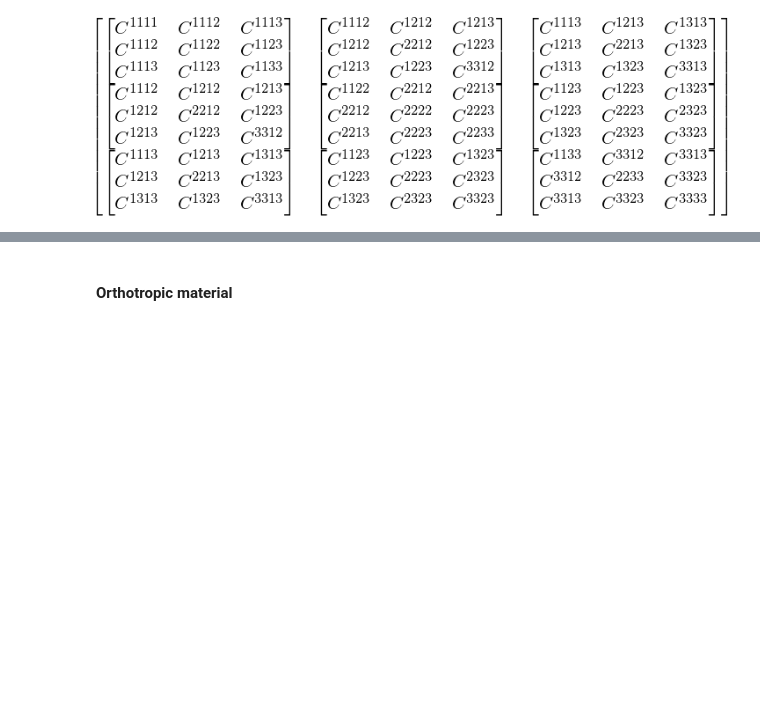
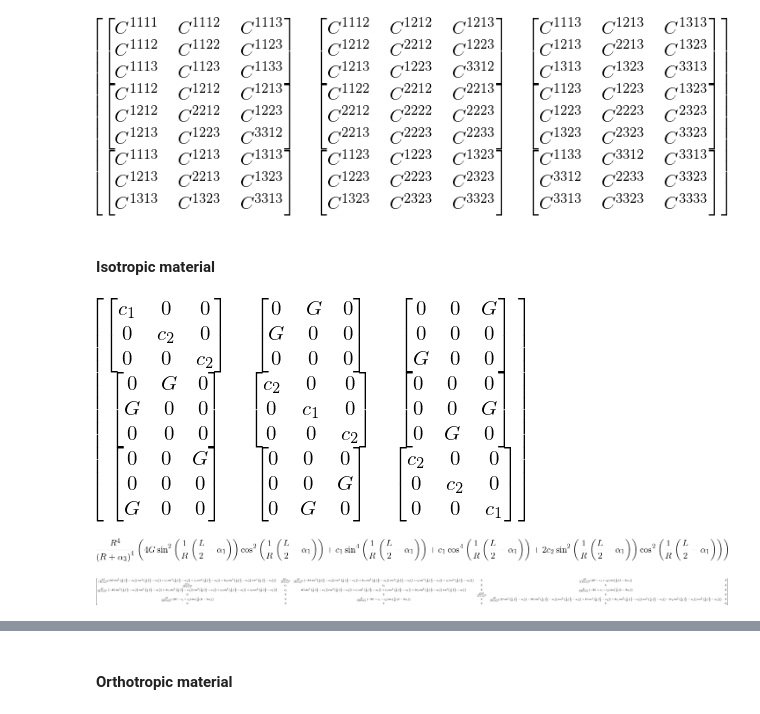
Before and after one commit to tarashor/vibrations, a Jupyter notebook: py2/All geometries.ipynb, the cells around one changed output, grey strips where cells are left out. Drawn from its saved outputs; the diff is of its cells as text; code cells hidden in the pictures; blank space fills up the shorter version.

Commit message:
added isotropic material

```diff
--- a/py2/All geometries.ipynb
+++ b/py2/All geometries.ipynb
@@ -582,3 +583,80 @@ for s in range(6):
 C_x_symmetry
 # %% [output]
 [figure]
+# %% [markdown]
+#### Isotropic material
+# %%
+C_isotropic = MutableDenseNDimArray.zeros(3, 3, 3, 3)
+
+C_isotropic_matrix = zeros(6)
+
+for s in range(6):
+    for t in range(s, 6):
+        if (s < 3 and t < 3):
+            if(t != s):
+                el = Symbol('c2')
+                C_isotropic_matrix[s,t] = el
+                C_isotropic_matrix[t,s] = el
+            else:
+                el = Symbol('c1')
+                C_isotropic_matrix[s,t] = el
+                C_isotropic_matrix[t,s] = el
+        elif (s == t):
+            el = Symbol('G')
+            C_isotropic_matrix[s,t] = el
+            C_isotropic_matrix[t,s] = el
+
+for s in range(6):
+    for t in range(s, 6):
+        i,j = getCIndecies(s)
+        k,l = getCIndecies(t)
+        el = C_isotropic_matrix[s, t]
+        C_isotropic[i,j,k,l] = el
+        C_isotropic[i,j,l,k] = el
+        C_isotropic[j,i,k,l] = el
+        C_isotropic[j,i,l,k] = el
+        C_isotropic[k,l,i,j] = el
+        C_isotropic[k,l,j,i] = el
+        C_isotropic[l,k,i,j] = el
+        C_isotropic[l,k,j,i] = el
+
+
+C_isotropic
+# %% [output]
+[figure, added]
+# %%
+def getCalpha(C, A, q, p, s, t):
+    res = S(0)
+    for i in range(3):
+        for j in range(3):
+            for k in range(3):
+                for l in range(3):
+                    res += C[i,j,k,l]*A[q,i]*A[p,j]*A[s,k]*A[t,l]
+    return simplify(trigsimp(res))
+
+
+
+C_isotropic_alpha = MutableDenseNDimArray.zeros(3, 3, 3, 3)
+
+for i in range(3):
+    for j in range(3):
+        for k in range(3):
+            for l in range(3):
+                c = getCalpha(C_isotropic, A_inv, i, j, k, l)
+                C_isotropic_alpha[i,j,k,l] = c
+
+C_isotropic_alpha[0,0,0,0]
+# %% [output]
+[figure, added]
+# %%
+C_isotropic_matrix_alpha = zeros(6)
+
+for s in range(6):
+    for t in range(6):
+        i,j = getCIndecies(s)
+        k,l = getCIndecies(t)
+        C_isotropic_matrix_alpha[s,t] = C_isotropic_alpha[i,j,k,l]
+
+C_isotropic_matrix_alpha
+# %% [output]
+[figure, added]
```
Also changed, not shown: parts of 3 cells of this notebook.
